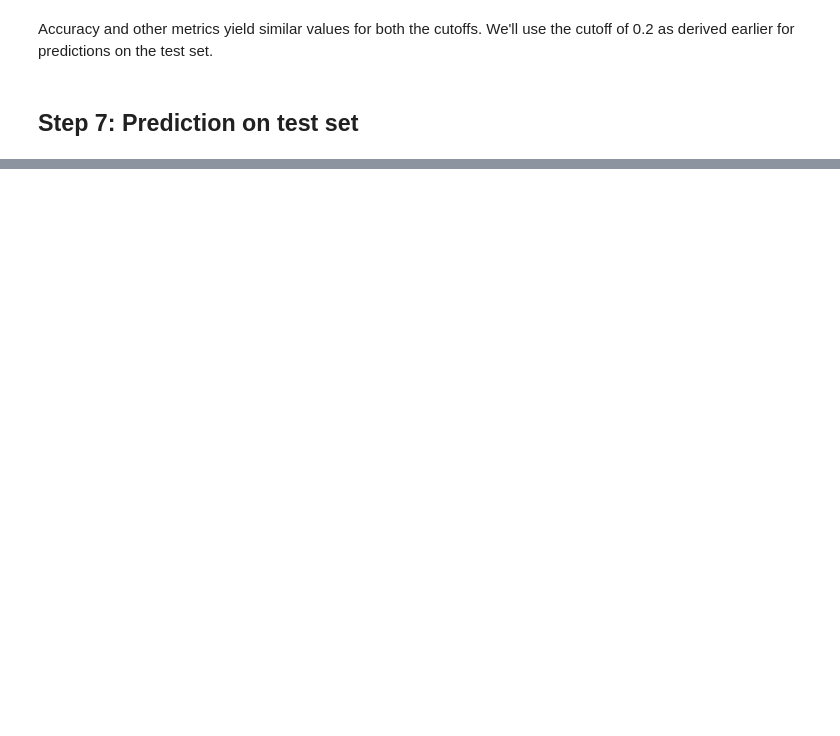
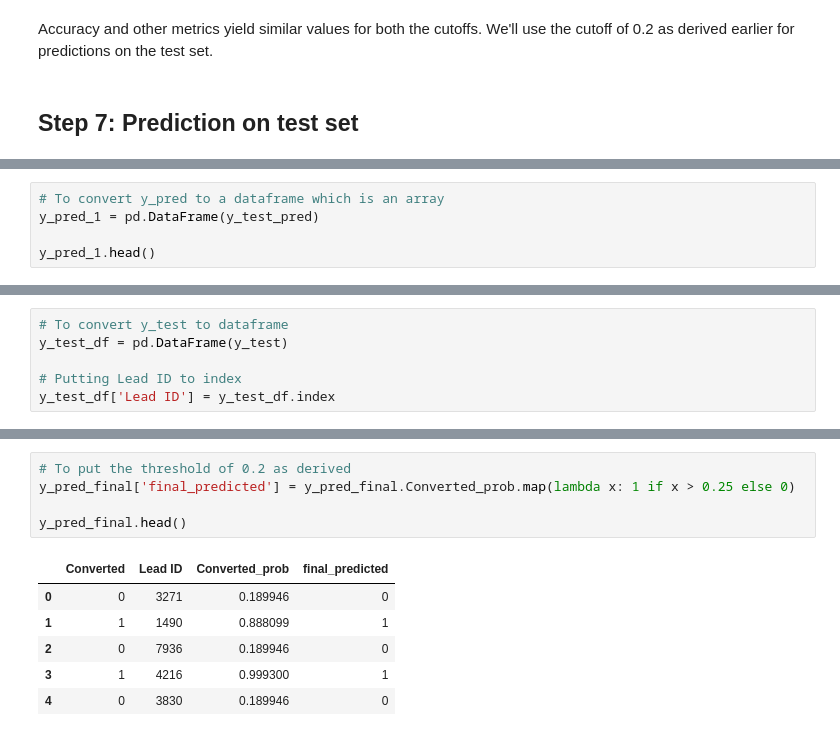
Before and after one commit to shinde-chandrakant/Lead-Scoring-Case-Study, a Jupyter notebook: LeadScoring.ipynb, the cells around one changed output, grey strips where cells are left out. Cells and saved outputs as stored; diff of their text form; blank space fills up the shorter version.

```diff
--- a/LeadScoring.ipynb
+++ b/LeadScoring.ipynb
@@ -1272,0 +1295,5 @@ Accuracy and other metrics yield similar values for both the cutoffs. We'll use
+# %%
+# To convert y_pred to a dataframe which is an array
+y_pred_1 = pd.DataFrame(y_test_pred)
+
+y_pred_1.head()
@@ -1272,0 +1307,6 @@ Accuracy and other metrics yield similar values for both the cutoffs. We'll use
+# %%
+# To convert y_test to dataframe
+y_test_df = pd.DataFrame(y_test)
+
+# Putting Lead ID to index
+y_test_df['Lead ID'] = y_test_df.index
@@ -1272,0 +1341,12 @@ Accuracy and other metrics yield similar values for both the cutoffs. We'll use
+# %%
+# To put the threshold of 0.2 as derived
+y_pred_final['final_predicted'] = y_pred_final.Converted_prob.map(lambda x: 1 if x > 0.25 else 0)
+
+y_pred_final.head()
+# %% [output]
+|  | Converted | Lead ID | Converted_prob | final_predicted |
+| 0 | 0 | 3271 | 0.189946 | 0 |
+| 1 | 1 | 1490 | 0.888099 | 1 |
+| 2 | 0 | 7936 | 0.189946 | 0 |
+| 3 | 1 | 4216 | 0.999300 | 1 |
+| 4 | 0 | 3830 | 0.189946 | 0 |
```
Also changed, not shown: parts of 27 cells of this notebook.
